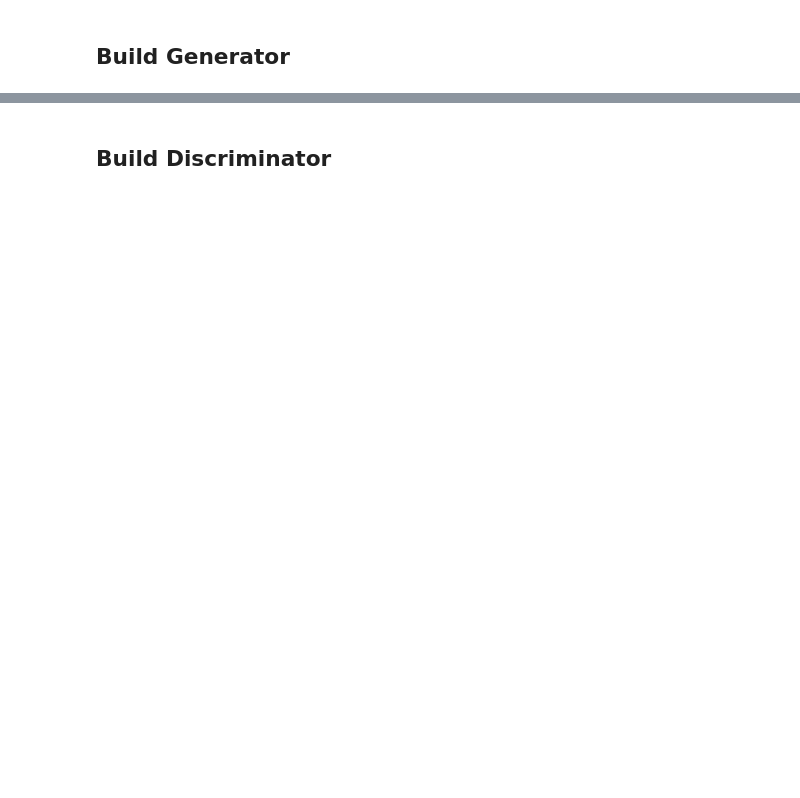
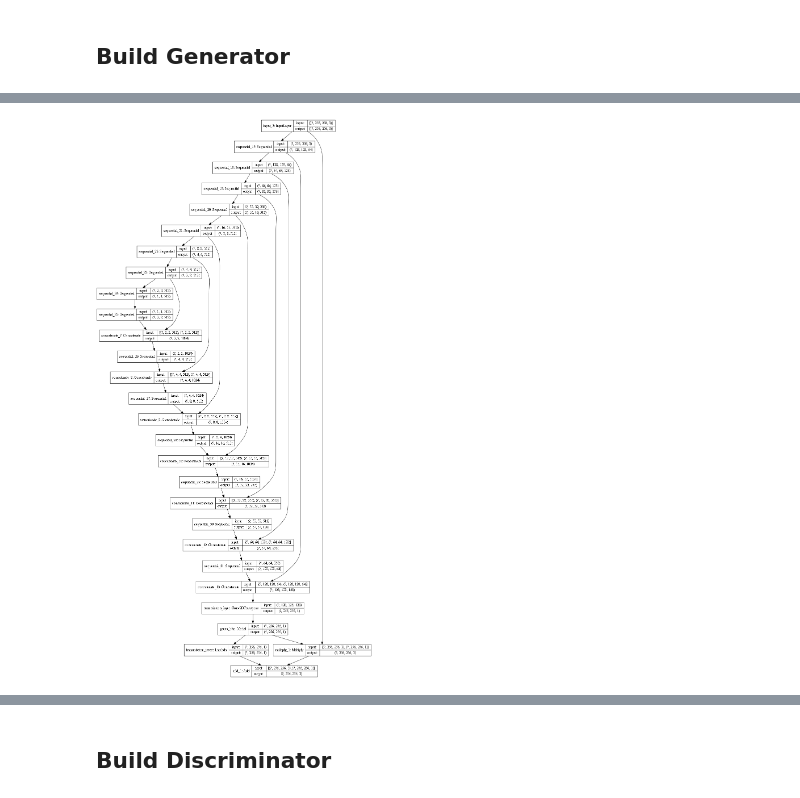
Before and after one commit to ghaiszaher/Foggy-CycleGAN, a Jupyter notebook: Foggy_CycleGAN.ipynb, the cells around one changed output, grey strips where cells are left out. Saved outputs shown, nothing was run; the diff lists cells and outputs as text; code cells hidden in the pictures; blank space fills up the shorter version.

```diff
--- a/Foggy_CycleGAN.ipynb
+++ b/Foggy_CycleGAN.ipynb
@@ -364,0 +98,4 @@ plt.show()
+# %%
+tf.keras.utils.plot_model(generator_fog2clear, show_shapes=True, dpi=64)
+# %% [output]
+[figure, added]
```
Also changed, not shown: parts of 52 cells of this notebook, 8 other files.
